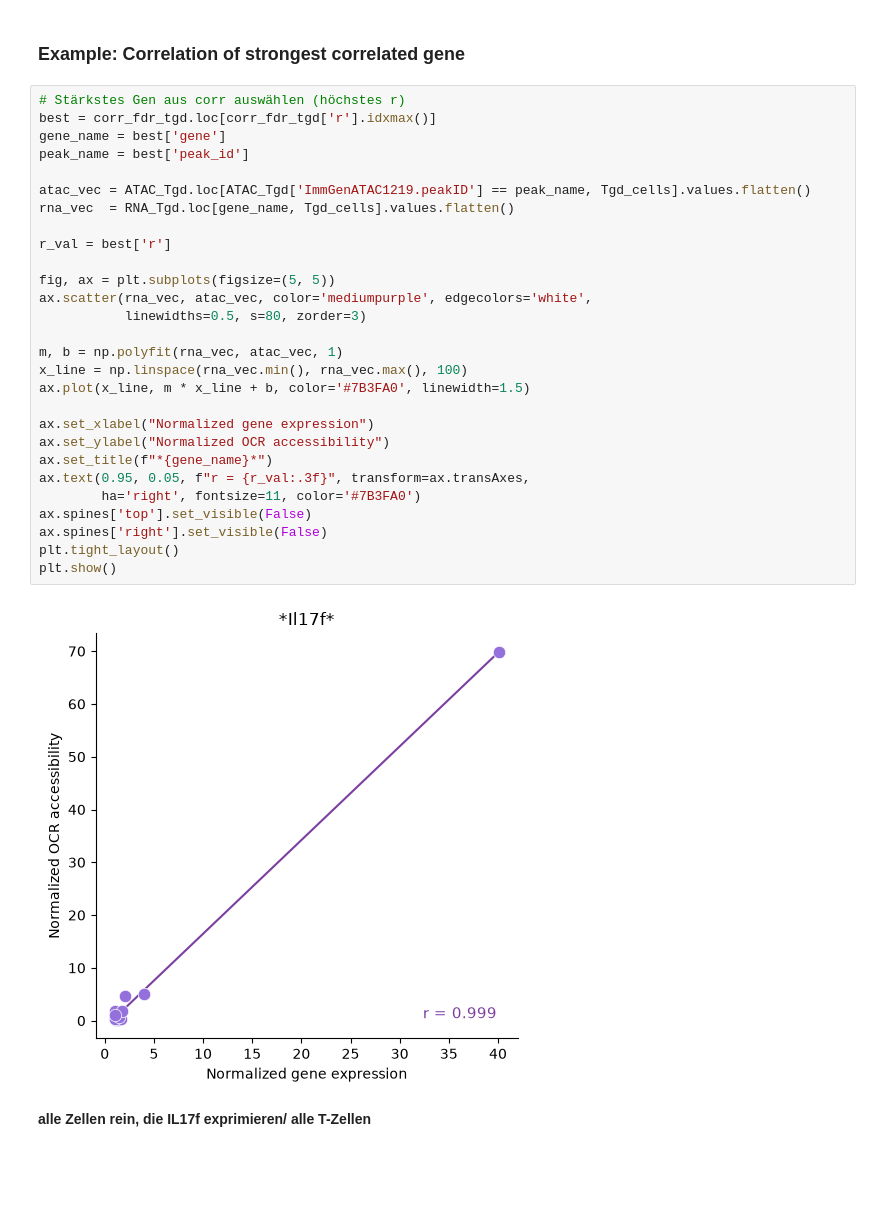
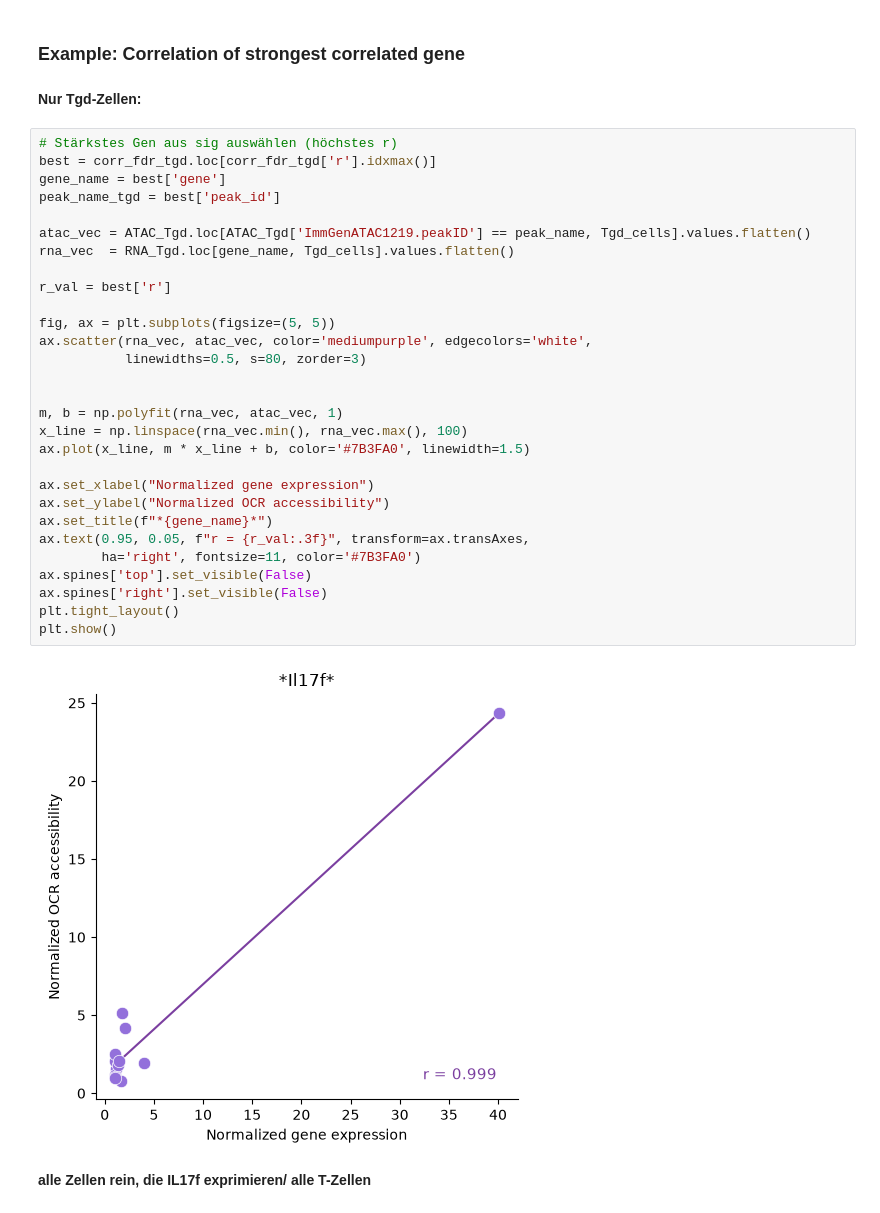
Before and after one commit to datascience-mobi-2026/topic04_team03, a Jupyter notebook: Jupyter_Lotta copy.ipynb, the cells around one changed output. Cells and saved outputs as stored; diff of their text form; blank space fills up the shorter version.

```diff
--- a/Jupyter_Lotta copy.ipynb
+++ b/Jupyter_Lotta copy.ipynb
@@ -976,36 +976,39 @@ plt.show()
 [figure]
 # %% [markdown]
 <h3> Example: Correlation of strongest correlated gene
+# %% [markdown]
+<b> Nur Tgd-Zellen:
 # %%
-# Stärkstes Gen aus corr auswählen (höchstes r)
+# Stärkstes Gen aus sig auswählen (höchstes r)
 best = corr_fdr_tgd.loc[corr_fdr_tgd['r'].idxmax()]
 gene_name = best['gene']
-peak_name = best['peak_id']
+peak_name_tgd = best['peak_id']
 
 atac_vec = ATAC_Tgd.loc[ATAC_Tgd['ImmGenATAC1219.peakID'] == peak_name, Tgd_cells].values.flatten()
 rna_vec  = RNA_Tgd.loc[gene_name, Tgd_cells].values.flatten()
 
 r_val = best['r']
 
 fig, ax = plt.subplots(figsize=(5, 5))
 ax.scatter(rna_vec, atac_vec, color='mediumpurple', edgecolors='white',
            linewidths=0.5, s=80, zorder=3)
+
 
 m, b = np.polyfit(rna_vec, atac_vec, 1)
 x_line = np.linspace(rna_vec.min(), rna_vec.max(), 100)
 ax.plot(x_line, m * x_line + b, color='#7B3FA0', linewidth=1.5)
 
 ax.set_xlabel("Normalized gene expression")
 ax.set_ylabel("Normalized OCR accessibility")
 ax.set_title(f"*{gene_name}*")
 ax.text(0.95, 0.05, f"r = {r_val:.3f}", transform=ax.transAxes,
         ha='right', fontsize=11, color='#7B3FA0')
 ax.spines['top'].set_visible(False)
 ax.spines['right'].set_visible(False)
 plt.tight_layout()
 plt.show()
 # %% [output]
-[figure, old version]
+[figure, new version]
 # %% [markdown]
 <b> alle Zellen rein, die IL17f exprimieren/ alle T-Zellen
 # %%
```
Also changed, not shown: parts of 14 cells of this notebook.
